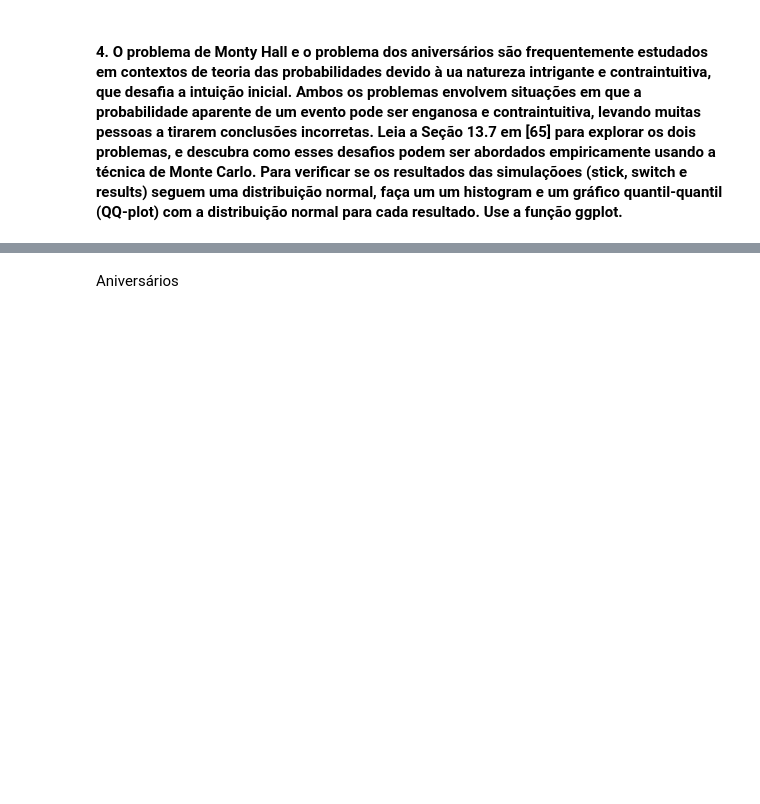
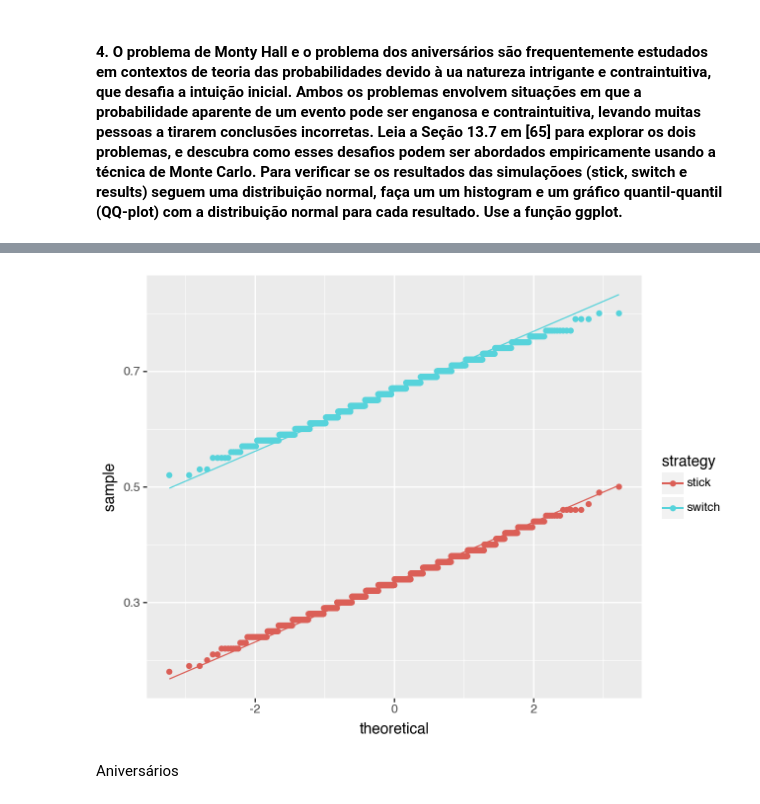
Before and after one commit to prof-LuizAlbano/feec-analise-dados-visual, a Jupyter notebook: Aulas/10-2024-05-10/RA272746_participacao6.ipynb, the cells around one changed output, grey strips where cells are left out. Saved outputs shown, nothing was run; the diff lists cells and outputs as text; code cells hidden in the pictures; blank space fills up the shorter version.

```diff
--- a/Aulas/10-2024-05-10/RA272746_participacao6.ipynb
+++ b/Aulas/10-2024-05-10/RA272746_participacao6.ipynb
@@ -192,3 +193,12 @@ print(switch_mean)
+# %%
+(
+    ggplot(df_montyhall)
+    + aes(sample="prob", color="strategy") \
+    + geom_qq()
+    + geom_qq_line()
+)
+# %% [output]
+[figure, added]
 # %% [markdown]
 Aniversários
 # %%
```
Also changed, not shown: parts of 10 cells of this notebook.
